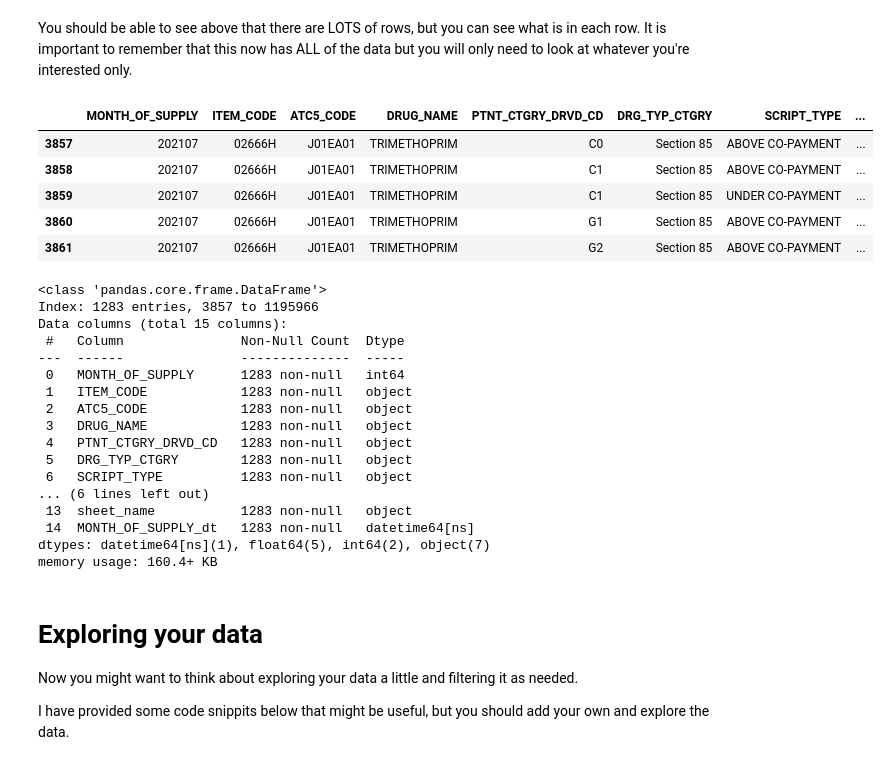
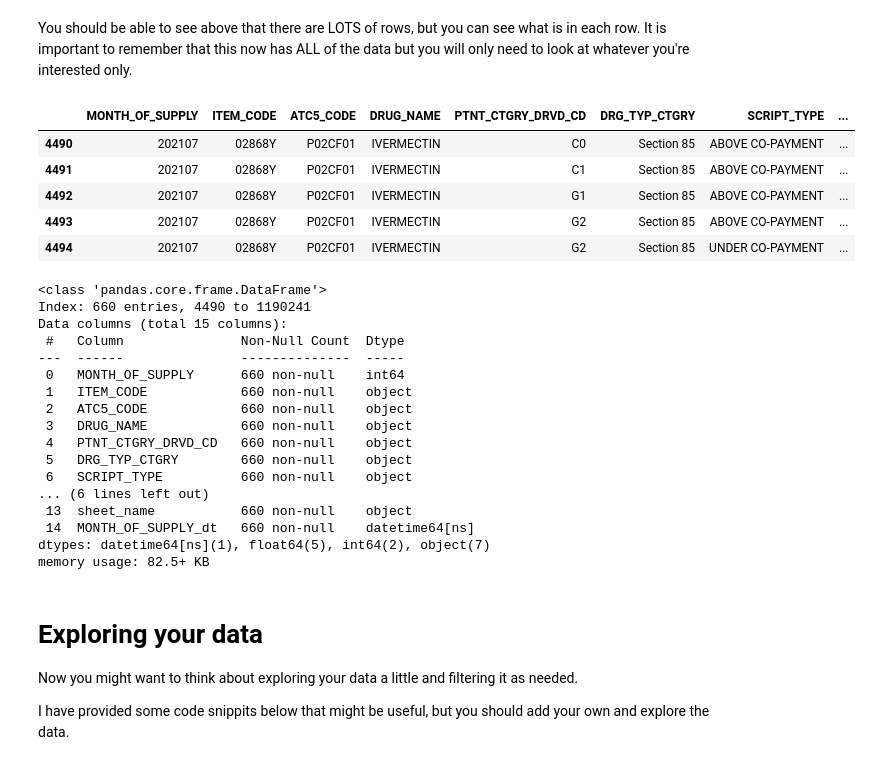
Before and after one commit to p-stehlik/StudentNotebooks, a Jupyter notebook: PBSTimeSeries.ipynb, the cells around one changed output. Cells and saved outputs as stored; diff of their text form; code cells hidden in the pictures.

```diff
--- a/PBSTimeSeries.ipynb
+++ b/PBSTimeSeries.ipynb
@@ -126,49 +130,49 @@ It is important to remember that this now has ALL of the data but you will only
 # %%
 #create a list of item codes you want to search for
 #the square brackets tell python you are making a list!
 #each item code will need to be in quotation marks and then seperated by a comma
 #again you can call the list below whatever you want, but I thought PBS items might be intuative here, just give it a sensible name.
 
 
-PBSItems = ["02666H",
-            "02922T",
-            "10785P"
+PBSItems = ["02868Y",
+            "08172D",
+            "08359Y"
             ]
 
  #now filter your large df_PBS and only get the rows of interest
  #the code below looks into the df_PBS dataframe, and then looks through the column called "ITEM_CODE" and finds which rows match any of the item codes you have listed in the "PBSItems" list
 
 df_PBSFiltered = df_PBS[df_PBS['ITEM_CODE'].isin(PBSItems)]
 
 df_PBSFiltered.head()
 # %% [output]
 |  | MONTH_OF_SUPPLY | ITEM_CODE | ATC5_CODE | DRUG_NAME | PTNT_CTGRY_DRVD_CD | DRG_TYP_CTGRY | SCRIPT_TYPE | ... |
-| 3857 | 202107 | 02666H | J01EA01 | TRIMETHOPRIM | C0 | Section 85 | ABOVE CO-PAYMENT | ... |
-| 3858 | 202107 | 02666H | J01EA01 | TRIMETHOPRIM | C1 | Section 85 | ABOVE CO-PAYMENT | ... |
-| 3859 | 202107 | 02666H | J01EA01 | TRIMETHOPRIM | C1 | Section 85 | UNDER CO-PAYMENT | ... |
-| 3860 | 202107 | 02666H | J01EA01 | TRIMETHOPRIM | G1 | Section 85 | ABOVE CO-PAYMENT | ... |
-| 3861 | 202107 | 02666H | J01EA01 | TRIMETHOPRIM | G2 | Section 85 | ABOVE CO-PAYMENT | ... |
+| 4490 | 202107 | 02868Y | P02CF01 | IVERMECTIN | C0 | Section 85 | ABOVE CO-PAYMENT | ... |
+| 4491 | 202107 | 02868Y | P02CF01 | IVERMECTIN | C1 | Section 85 | ABOVE CO-PAYMENT | ... |
+| 4492 | 202107 | 02868Y | P02CF01 | IVERMECTIN | G1 | Section 85 | ABOVE CO-PAYMENT | ... |
+| 4493 | 202107 | 02868Y | P02CF01 | IVERMECTIN | G2 | Section 85 | ABOVE CO-PAYMENT | ... |
+| 4494 | 202107 | 02868Y | P02CF01 | IVERMECTIN | G2 | Section 85 | UNDER CO-PAYMENT | ... |
 # %%
 #lets have a look at the new df structure
 df_PBSFiltered.info()
 # %% [output]
 <class 'pandas.core.frame.DataFrame'>
-Index: 1283 entries, 3857 to 1195966
+Index: 660 entries, 4490 to 1190241
 Data columns (total 15 columns):
  #   Column               Non-Null Count  Dtype
 ---  ------               --------------  -----
- 0   MONTH_OF_SUPPLY      1283 non-null   int64
- 1   ITEM_CODE            1283 non-null   object
- 2   ATC5_CODE            1283 non-null   object
- 3   DRUG_NAME            1283 non-null   object
- 4   PTNT_CTGRY_DRVD_CD   1283 non-null   object
- 5   DRG_TYP_CTGRY        1283 non-null   object
- 6   SCRIPT_TYPE          1283 non-null   object
+ 0   MONTH_OF_SUPPLY      660 non-null    int64
+ 1   ITEM_CODE            660 non-null    object
+ 2   ATC5_CODE            660 non-null    object
+ 3   DRUG_NAME            660 non-null    object
+ 4   PTNT_CTGRY_DRVD_CD   660 non-null    object
+ 5   DRG_TYP_CTGRY        660 non-null    object
+ 6   SCRIPT_TYPE          660 non-null    object
 ... (6 lines left out)
- 13  sheet_name           1283 non-null   object
- 14  MONTH_OF_SUPPLY_dt   1283 non-null   datetime64[ns]
+ 13  sheet_name           660 non-null    object
+ 14  MONTH_OF_SUPPLY_dt   660 non-null    datetime64[ns]
 dtypes: datetime64[ns](1), float64(5), int64(2), object(7)
-memory usage: 160.4+ KB
+memory usage: 82.5+ KB
 # %% [markdown]
 # Exploring your data
 
```
Also changed, not shown: parts of 14 cells of this notebook.
